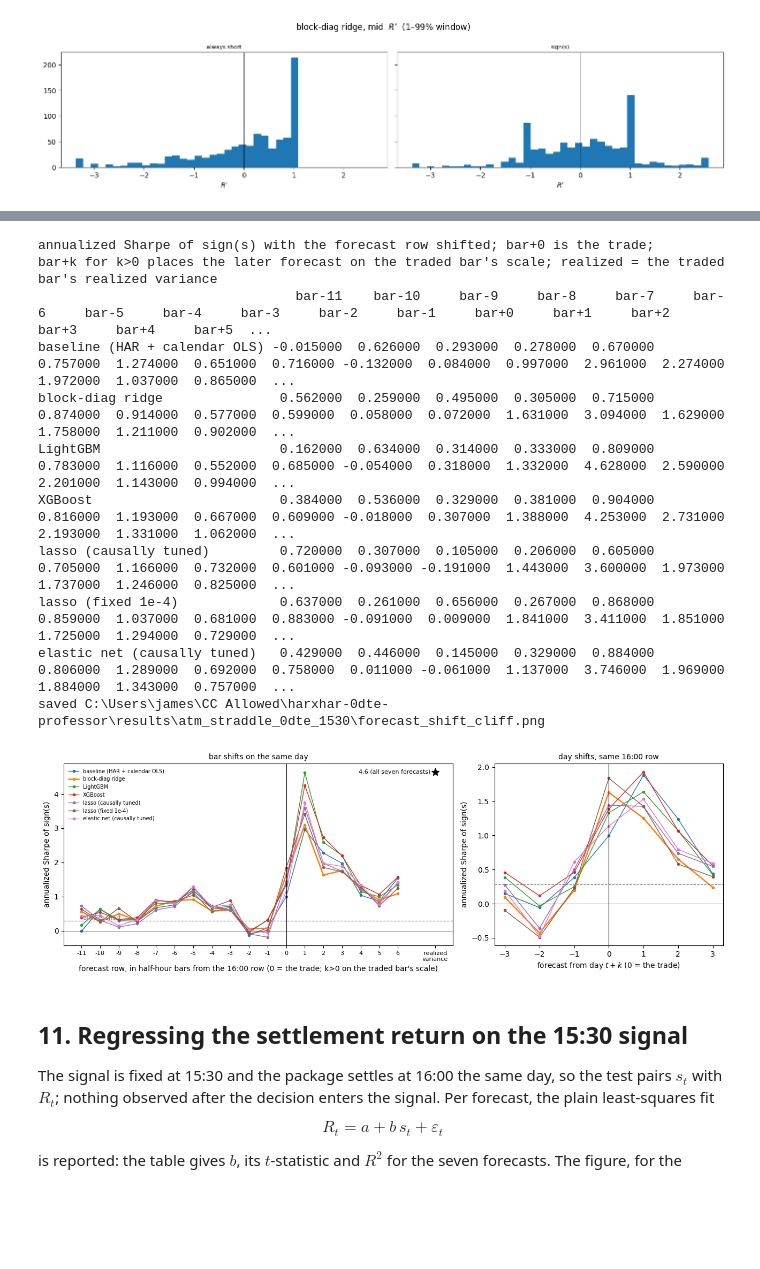
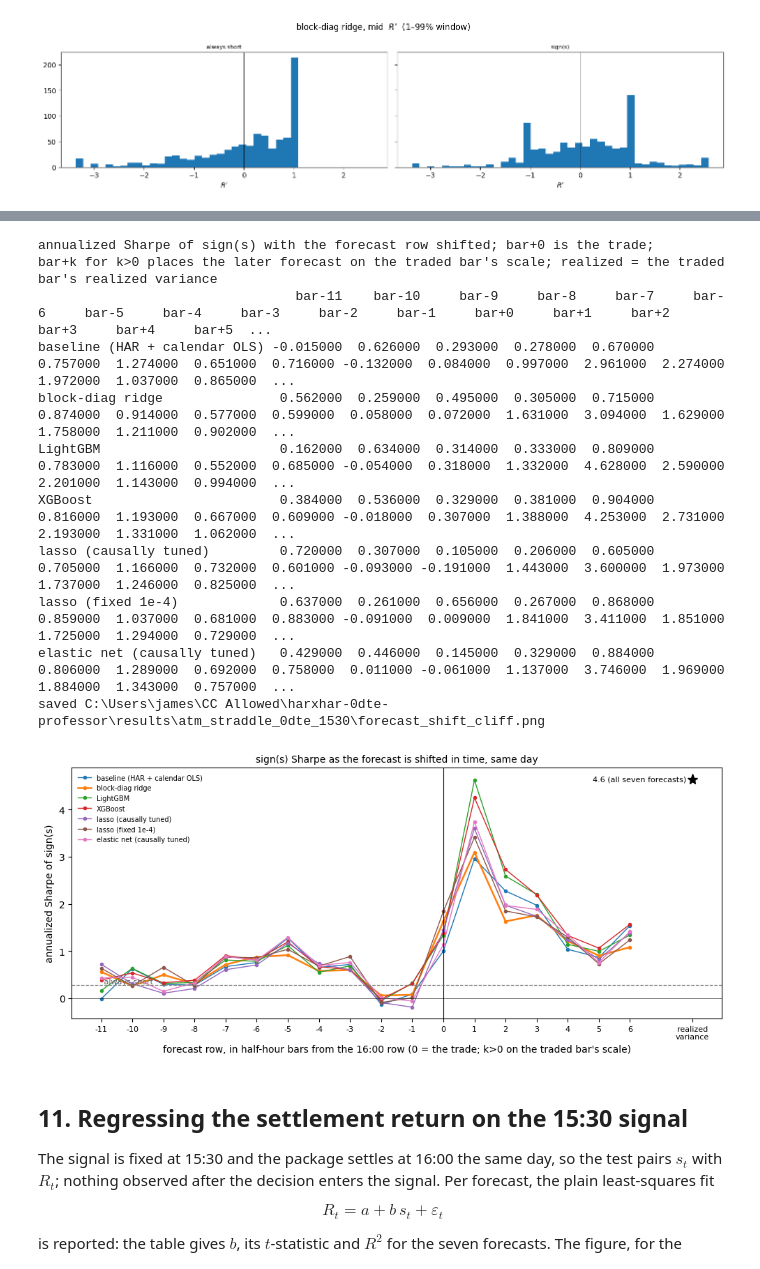
Before and after one commit to jamesdchen/harxhar-clean, a Jupyter notebook: notebooks/atm_straddle_rv_iv.ipynb, the cells around one changed output, grey strips where cells are left out. Saved outputs shown, nothing was run; the diff lists cells and outputs as text; code cells hidden in the pictures; blank space fills up the shorter version.

```diff
--- a/notebooks/atm_straddle_rv_iv.ipynb
+++ b/notebooks/atm_straddle_rv_iv.ipynb
@@ -824,7 +822,6 @@ the seven above their honest value.
 # %%
 # rescore sign(s) with the forecast row shifted in time; everything else unchanged
 BAR_SHIFTS = list(range(-11, 7))   # -11 = the 10:30 row ... 0 = the 16:00 row (the trade) ... +6 = the 19:00 row
-DAY_SHIFTS = list(range(-3, 4))
 
 
 def sharpe_ann(x):
@@ -862,9 +859,6 @@ def shifted_sharpes(tag):
         else:
             f = (j["m"] ** 2 + j["s2"]) * j["B16"]            # the later forecast on the traded bar's scale
         out[f"bar{k:+d}"] = sharpe_ann(np.sign(f - d["iv_var"]).replace(0, -1.0) * d["R"]) if f.notna().mean() > 0.95 else np.nan
-    for k in DAY_SHIFTS:
-        f = d.join(p16["rv_hat"].shift(-k).rename("f"), how="left")["f"]
-        out[f"day{k:+d}"] = sharpe_ann(np.sign(f - d["iv_var"]).replace(0, -1.0) * d["R"])
     f = d.join(p16["rv_raw"].rename("f"), how="left")["f"]
     out["realized"] = sharpe_ann(np.sign(f - d["iv_var"]).replace(0, -1.0) * d["R"])
     return out
@@ -875,52 +869,48 @@ with ThreadPoolExecutor(max_workers=len(MODEL_ORDER)) as pool:
     shift_tab = pd.DataFrame({LABEL[tag]: futs[tag].result() for tag in MODEL_ORDER}).T
 for tag in MODEL_ORDER:
     assert abs(shift_tab.loc[LABEL[tag], "bar+0"] - rule_tabs[tag].loc["sign(s)", "Sharpe_ann"]) < 1e-9, tag
 sharpe_as = float(rule_tabs["blk2"].loc["always short", "Sharpe_ann"])
 print("annualized Sharpe of sign(s) with the forecast row shifted; bar+0 is the trade;")
 print("bar+k for k>0 places the later forecast on the traded bar's scale; realized = the traded bar's realized variance")
 print(shift_tab.round(3).to_string())
 shift_tab.to_csv(OUT / "forecast_shift_cliff.csv")
 
-fig, axes = plt.subplots(1, 2, figsize=(13, 4.4), gridspec_kw={"width_ratios": [1.7, 1]})
+fig, ax = plt.subplots(figsize=(10, 4.6))
 x_star = BAR_SHIFTS[-1] + 2
 for tag in MODEL_ORDER:
     lw = 1.8 if tag == "blk2" else 1.0
-    axes[0].plot(BAR_SHIFTS, [shift_tab.loc[LABEL[tag], f"bar{k:+d}"] for k in BAR_SHIFTS], marker="o", ms=3, lw=lw, label=LABEL[tag])
-    axes[1].plot(DAY_SHIFTS, [shift_tab.loc[LABEL[tag], f"day{k:+d}"] for k in DAY_SHIFTS], marker="o", ms=3, lw=lw)
+    ax.plot(BAR_SHIFTS, [shift_tab.loc[LABEL[tag], f"bar{k:+d}"] for k in BAR_SHIFTS], marker="o", ms=3, lw=lw, label=LABEL[tag])
 pf = float(shift_tab["realized"].mean())
-axes[0].plot([x_star], [pf], marker="*", ms=11, lw=0, color="k")
-axes[0].annotate(f"{pf:.1f} (all seven forecasts)", (x_star, pf), xytext=(-6, 0), textcoords="offset points", ha="right", va="center", fontsize=8)
-for ax in axes:
-    ax.axvline(0.0, color="k", lw=0.8)
-    ax.axhline(sharpe_as, color="0.5", lw=0.9, ls="--")
-    ax.axhline(0.0, color="k", lw=0.4)
-    ax.set_ylabel("annualized Sharpe of sign(s)")
-axes[0].set_xticks(BAR_SHIFTS + [x_star])
-axes[0].set_xticklabels([str(k) for k in BAR_SHIFTS] + ["realized\nvariance"], fontsize=8)
-axes[0].set_xlabel("forecast row, in half-hour bars from the 16:00 row (0 = the trade; k>0 on the traded bar's scale)")
-axes[0].set_title("bar shifts on the same day", fontsize=10)
-axes[0].text(BAR_SHIFTS[0], sharpe_as, " always short", fontsize=8, color="0.4", va="bottom")
-axes[0].legend(fontsize=7, loc="upper left", frameon=False)
-axes[1].set_xlabel("forecast from day $t+k$ (0 = the trade)")
-axes[1].set_title("day shifts, same 16:00 row", fontsize=10)
+ax.plot([x_star], [pf], marker="*", ms=11, lw=0, color="k")
+ax.annotate(f"{pf:.1f} (all seven forecasts)", (x_star, pf), xytext=(-6, 0), textcoords="offset points", ha="right", va="center", fontsize=8)
+ax.axvline(0.0, color="k", lw=0.8)
+ax.axhline(sharpe_as, color="0.5", lw=0.9, ls="--")
+ax.axhline(0.0, color="k", lw=0.4)
+ax.set_ylabel("annualized Sharpe of sign(s)")
+ax.set_xticks(BAR_SHIFTS + [x_star])
+ax.set_xticklabels([str(k) for k in BAR_SHIFTS] + ["realized\nvariance"], fontsize=8)
+ax.set_xlabel("forecast row, in half-hour bars from the 16:00 row (0 = the trade; k>0 on the traded bar's scale)")
+ax.set_title("sign(s) Sharpe as the forecast is shifted in time, same day", fontsize=10)
+ax.text(BAR_SHIFTS[0], sharpe_as, " always short", fontsize=8, color="0.4", va="bottom")
+ax.legend(fontsize=7, loc="upper left", frameon=False)
 fig.tight_layout()
 fig.savefig(OUT / "forecast_shift_cliff.png", dpi=120, bbox_inches="tight")
 print("saved", OUT / "forecast_shift_cliff.png")
 display(fig)
 plt.close(fig)
 # %% [output]
 annualized Sharpe of sign(s) with the forecast row shifted; bar+0 is the trade;
 bar+k for k>0 places the later forecast on the traded bar's scale; realized = the traded bar's realized variance
                                  bar-11    bar-10     bar-9     bar-8     bar-7     bar-6     bar-5     bar-4     bar-3     bar-2     bar-1     bar+0     bar+1     bar+2     bar+3     bar+4     bar+5  ...
 baseline (HAR + calendar OLS) -0.015000  0.626000  0.293000  0.278000  0.670000  0.757000  1.274000  0.651000  0.716000 -0.132000  0.084000  0.997000  2.961000  2.274000  1.972000  1.037000  0.865000  ...
 block-diag ridge               0.562000  0.259000  0.495000  0.305000  0.715000  0.874000  0.914000  0.577000  0.599000  0.058000  0.072000  1.631000  3.094000  1.629000  1.758000  1.211000  0.902000  ...
 LightGBM                       0.162000  0.634000  0.314000  0.333000  0.809000  0.783000  1.116000  0.552000  0.685000 -0.054000  0.318000  1.332000  4.628000  2.590000  2.201000  1.143000  0.994000  ...
 XGBoost                        0.384000  0.536000  0.329000  0.381000  0.904000  0.816000  1.193000  0.667000  0.609000 -0.018000  0.307000  1.388000  4.253000  2.731000  2.193000  1.331000  1.062000  ...
 lasso (causally tuned)         0.720000  0.307000  0.105000  0.206000  0.605000  0.705000  1.166000  0.732000  0.601000 -0.093000 -0.191000  1.443000  3.600000  1.973000  1.737000  1.246000  0.825000  ...
 lasso (fixed 1e-4)             0.637000  0.261000  0.656000  0.267000  0.868000  0.859000  1.037000  0.681000  0.883000 -0.091000  0.009000  1.841000  3.411000  1.851000  1.725000  1.294000  0.729000  ...
 elastic net (causally tuned)   0.429000  0.446000  0.145000  0.329000  0.884000  0.806000  1.289000  0.692000  0.758000  0.011000 -0.061000  1.137000  3.746000  1.969000  1.884000  1.343000  0.757000  ...
 saved C:\Users\james\CC Allowed\harxhar-0dte-professor\results\atm_straddle_0dte_1530\forecast_shift_cliff.png
-[figure, old version]
+[figure, new version]
 # %% [markdown]
 ## 11. Regressing the settlement return on the 15:30 signal
 
```
Also changed, not shown: parts of 1 cell of this notebook, 3 other files.
